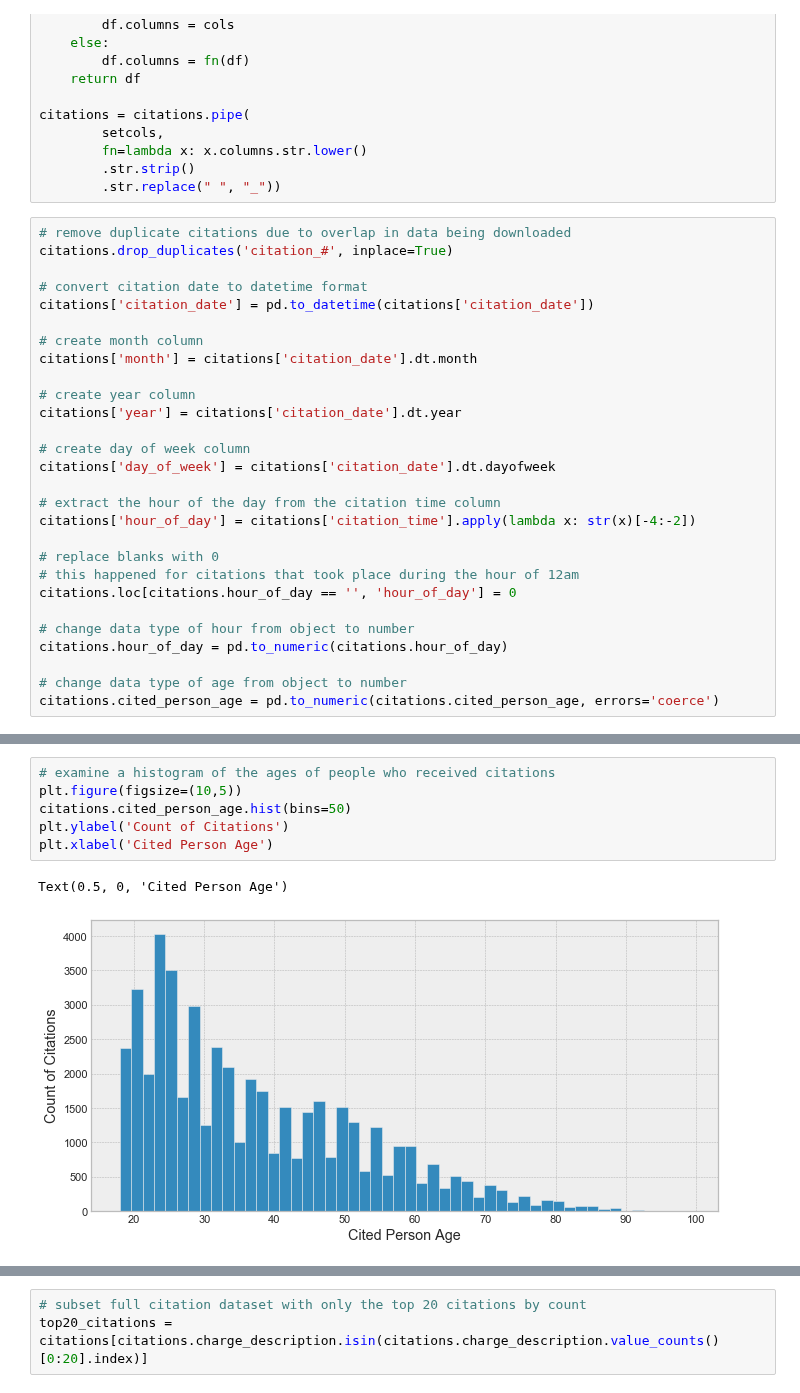
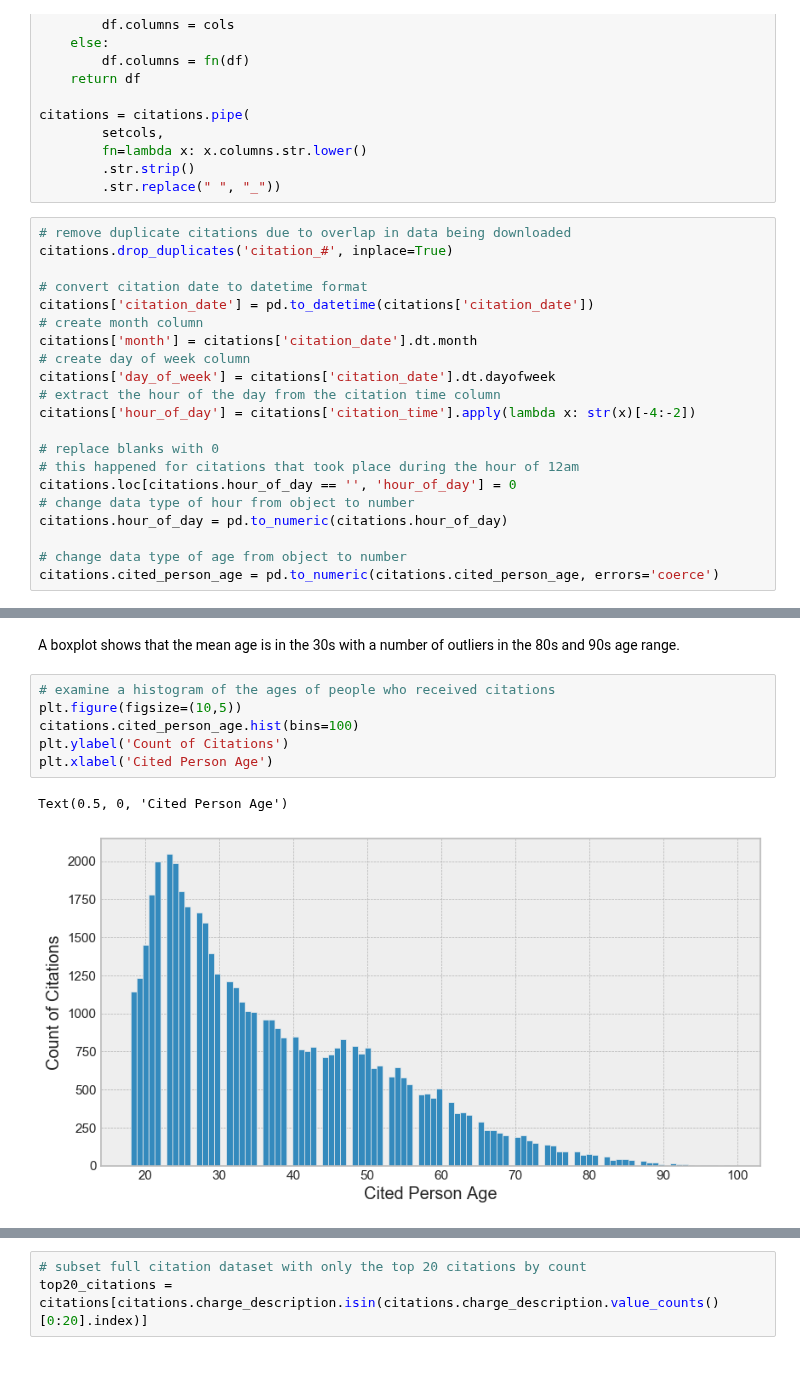
Before and after one commit to mrkjhsn/Thinkful-Exercises, a Jupyter notebook: capstone_1/Influence of Seasonal Visitors on City of Scottsdale Citations.ipynb, the cells around one changed output, grey strips where cells are left out. Cells and saved outputs as stored; diff of their text form; blank space fills up the shorter version.

```diff
--- a/capstone_1/Influence of Seasonal Visitors on City of Scottsdale Citations.ipynb
+++ b/capstone_1/Influence of Seasonal Visitors on City of Scottsdale Citations.ipynb
@@ -69,23 +55,16 @@ citations.drop_duplicates('citation_#', inplace=True)
 
 # convert citation date to datetime format
 citations['citation_date'] = pd.to_datetime(citations['citation_date'])
-
 # create month column
 citations['month'] = citations['citation_date'].dt.month
-
-# create year column
-citations['year'] = citations['citation_date'].dt.year
-
 # create day of week column
 citations['day_of_week'] = citations['citation_date'].dt.dayofweek
-
 # extract the hour of the day from the citation time column
 citations['hour_of_day'] = citations['citation_time'].apply(lambda x: str(x)[-4:-2])
 
 # replace blanks with 0
 # this happened for citations that took place during the hour of 12am
 citations.loc[citations.hour_of_day == '', 'hour_of_day'] = 0
-
 # change data type of hour from object to number
 citations.hour_of_day = pd.to_numeric(citations.hour_of_day)
 
@@ -133,9 +98,11 @@ Text(0.5, 0, 'Cited Person Age')
+# %% [markdown]
+A boxplot shows that the mean age is in the 30s with a number of outliers in the 80s and 90s age range.
 # %%
 # examine a histogram of the ages of people who received citations
 plt.figure(figsize=(10,5))
-citations.cited_person_age.hist(bins=50)
+citations.cited_person_age.hist(bins=100)
 plt.ylabel('Count of Citations')
 plt.xlabel('Cited Person Age')
 # %% [output]
 Text(0.5, 0, 'Cited Person Age')
-[figure, old version]
+[figure, new version]
```
Also changed, not shown: parts of 107 cells of this notebook.
